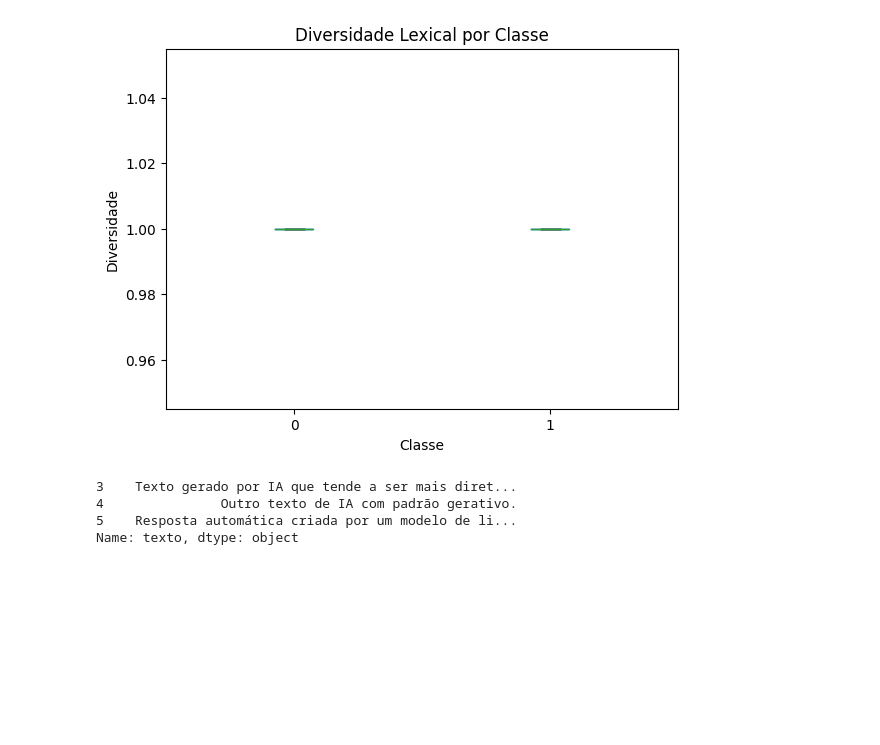
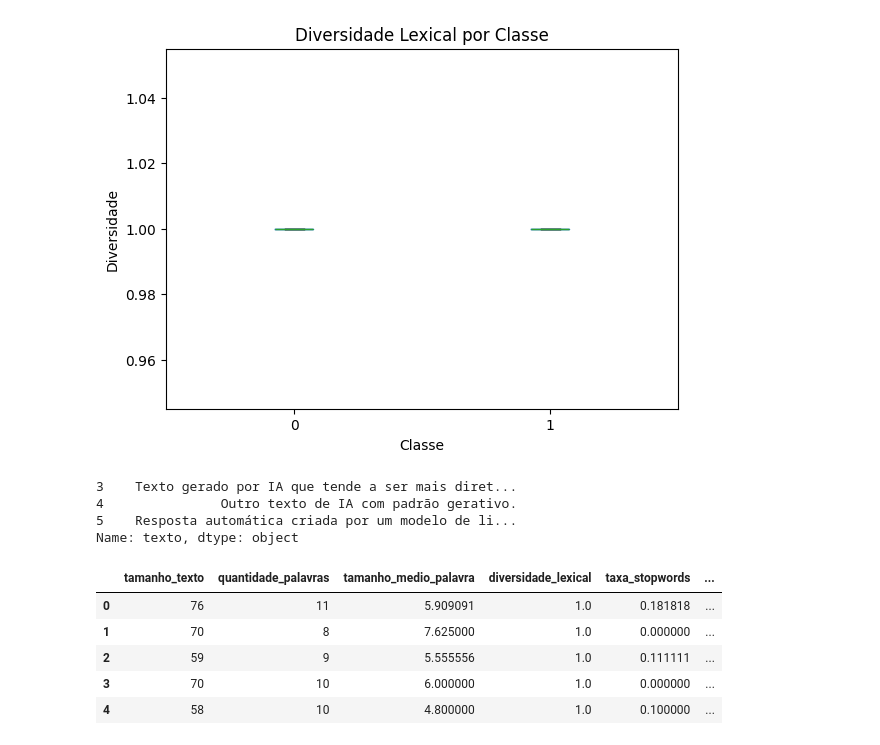
Before and after one commit to sbstleal/lab-natty-or-not, a Jupyter notebook: notebooks/exploracao.ipynb, the cells around one changed output. Drawn from its saved outputs; the diff is of its cells as text; code cells hidden in the pictures; blank space fills up the shorter version.

```diff
--- a/notebooks/exploracao.ipynb
+++ b/notebooks/exploracao.ipynb
@@ -63,3 +63,21 @@ eda.amostras_texto(label=0)
 4               Outro texto de IA com padrão gerativo.
 5    Resposta automática criada por um modelo de li...
 Name: texto, dtype: object
+# %%
+import pandas as pd
+from src.features_texto import FeatureTexto
+
+# use the dataset_path discovered earlier
+df = pd.read_csv(dataset_path, encoding="utf-8")
+
+ft = FeatureTexto()
+X = ft.extrair(df)
+
+X.head()
+# %% [output]
+|  | tamanho_texto | quantidade_palavras | tamanho_medio_palavra | diversidade_lexical | taxa_stopwords | ... |
+| 0 | 76 | 11 | 5.909091 | 1.0 | 0.181818 | ... |
+| 1 | 70 | 8 | 7.625000 | 1.0 | 0.000000 | ... |
+| 2 | 59 | 9 | 5.555556 | 1.0 | 0.111111 | ... |
+| 3 | 70 | 10 | 6.000000 | 1.0 | 0.000000 | ... |
+| 4 | 58 | 10 | 4.800000 | 1.0 | 0.100000 | ... |
```
Also changed, not shown: 1 other file.
